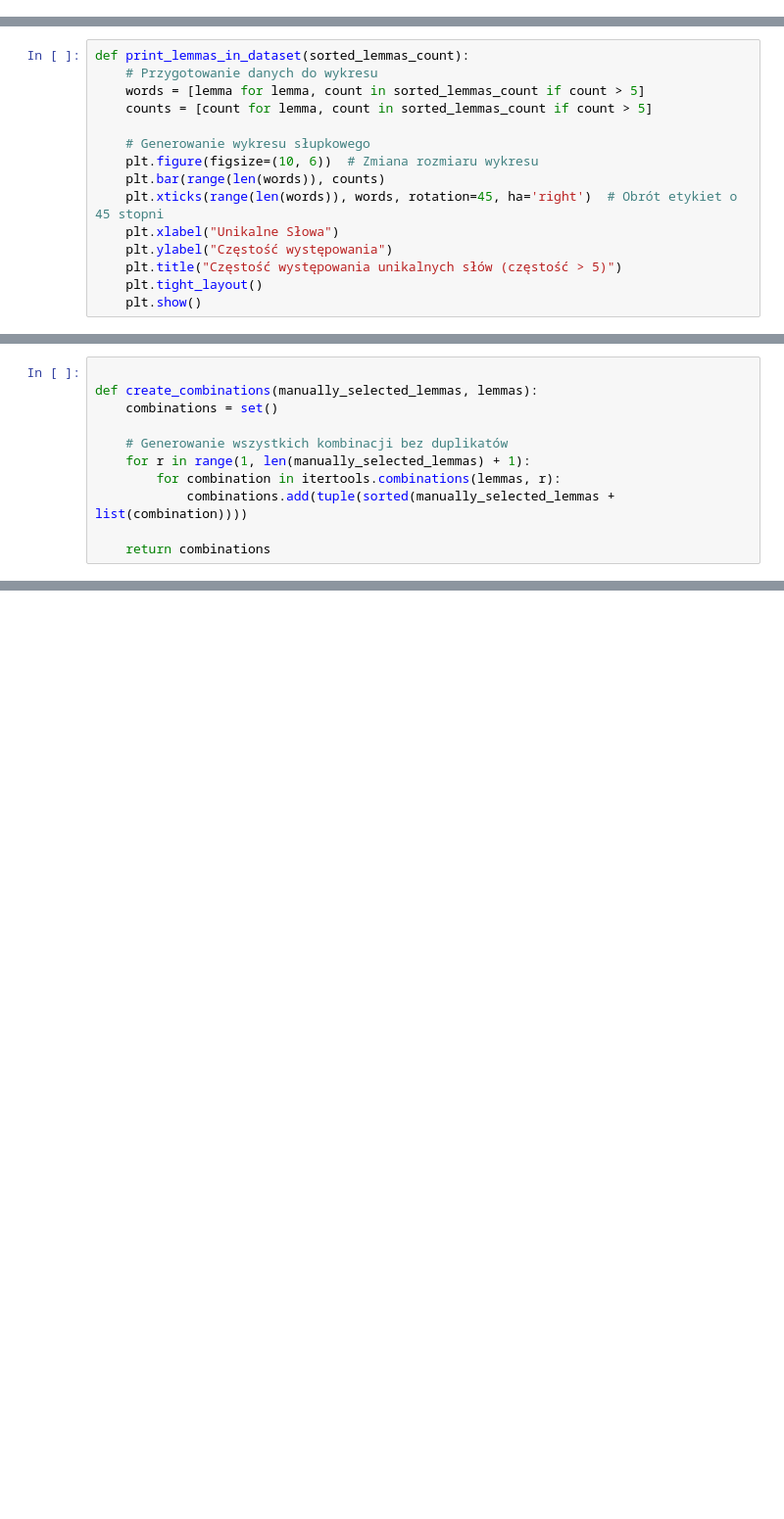
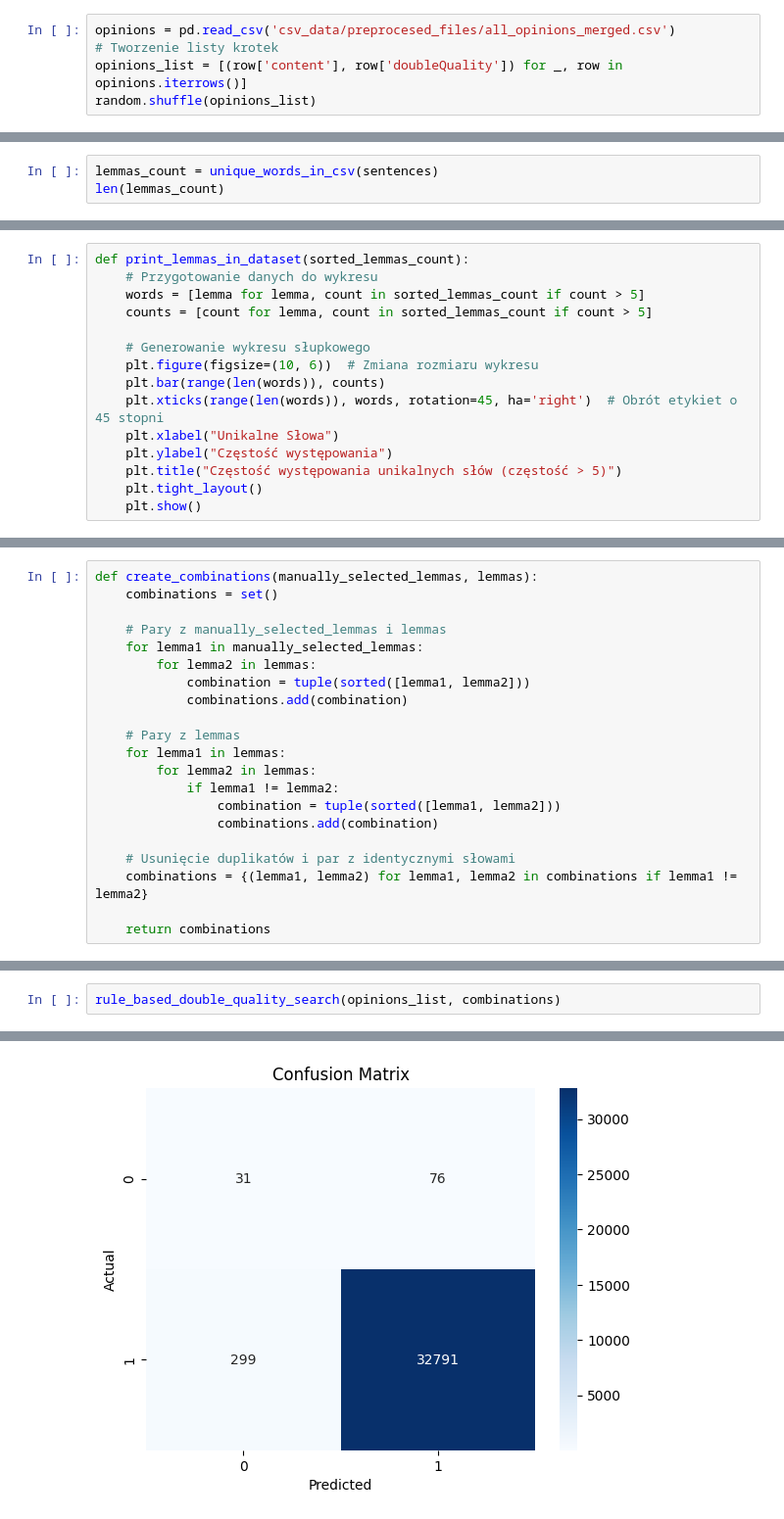
Before and after one commit to kchrosci/NLP_Products_Review_Anomaly, a Jupyter notebook: rule_based_detector_of_dual_opinions.ipynb, the cells around one changed output, grey strips where cells are left out. Shown at 98% size. Cells and saved outputs as stored; diff of their text form; blank space fills up the shorter version.

Commit message:
My own rule based detector

```diff
--- a/rule_based_detector_of_dual_opinions.ipynb
+++ b/rule_based_detector_of_dual_opinions.ipynb
@@ -12 +16,6 @@ normal_opinions = pd.read_csv('csv_data/preprocesed_files/normal_opinions.csv')
+# %%
+opinions = pd.read_csv('csv_data/preprocesed_files/all_opinions_merged.csv')
+# Tworzenie listy krotek
+opinions_list = [(row['content'], row['doubleQuality']) for _, row in opinions.iterrows()]
+random.shuffle(opinions_list)
 # %%
@@ -36,0 +34,3 @@ lemmas_count = unique_words_in_csv(file_path, column_name)
+# %%
+lemmas_count = unique_words_in_csv(sentences)
+len(lemmas_count)
@@ -63,14 +69,24 @@ len(lemmas)
-# %%
-
-def create_combinations(manually_selected_lemmas, lemmas):
-    combinations = set()
-
-    # Generowanie wszystkich kombinacji bez duplikatów
-    for r in range(1, len(manually_selected_lemmas) + 1):
-        for combination in itertools.combinations(lemmas, r):
-            combinations.add(tuple(sorted(manually_selected_lemmas + list(combination))))
-
-    return combinations
+# %%
+def create_combinations(manually_selected_lemmas, lemmas):
+    combinations = set()
+
+    # Pary z manually_selected_lemmas i lemmas
+    for lemma1 in manually_selected_lemmas:
+        for lemma2 in lemmas:
+            combination = tuple(sorted([lemma1, lemma2]))
+            combinations.add(combination)
+
+    # Pary z lemmas
+    for lemma1 in lemmas:
+        for lemma2 in lemmas:
+            if lemma1 != lemma2:
+                combination = tuple(sorted([lemma1, lemma2]))
+                combinations.add(combination)
+
+    # Usunięcie duplikatów i par z identycznymi słowami
+    combinations = {(lemma1, lemma2) for lemma1, lemma2 in combinations if lemma1 != lemma2}
+
+    return combinations
 # %%
 manually_selected_lemmas = ["niż", "lepszy", "lepiej", "rynek", "jakość", "znacznie", "od"]
 
@@ -145,0 +178,3 @@ else:
+# %%
+rule_based_double_quality_search(opinions_list, combinations)
+# %% [output]
@@ -145,0 +192 @@ else:
+[figure, added]
```
Also changed, not shown: parts of 14 cells of this notebook, 1 other file.
